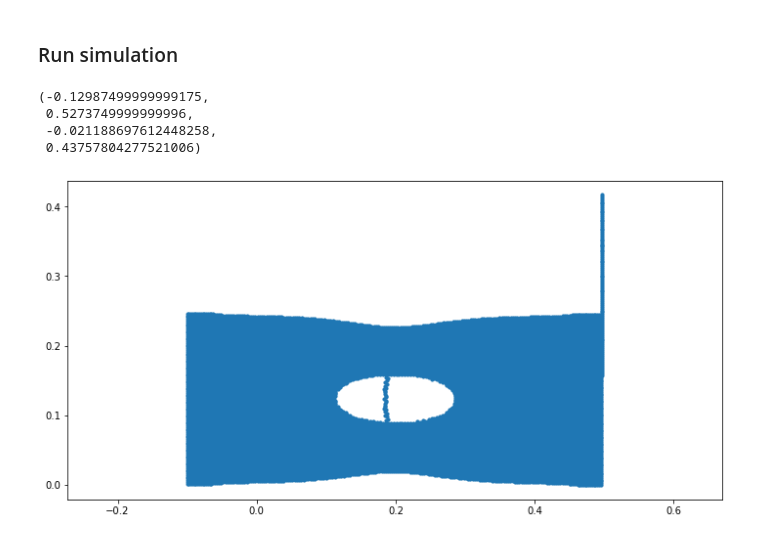
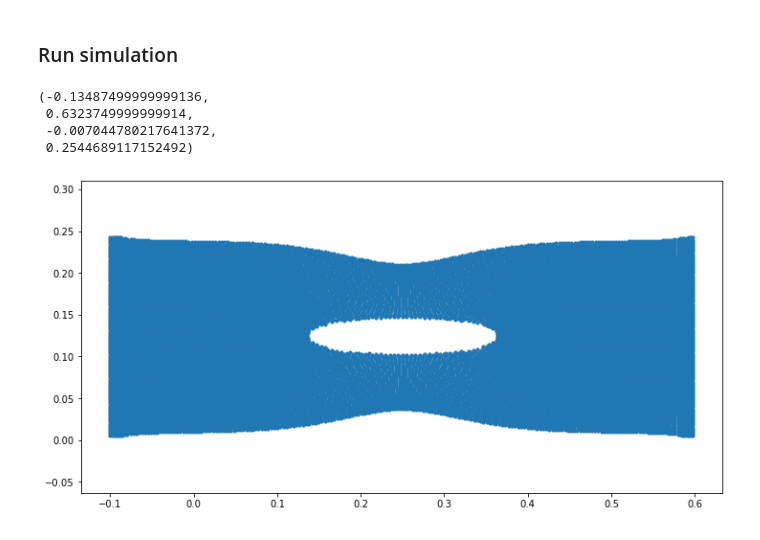
Before and after one commit to geonamsoil/LearnPeridynamics, a Jupyter notebook: simulation.ipynb, the cells around one changed output. Cells and saved outputs as stored; diff of their text form; code cells hidden in the pictures.

```diff
--- a/simulation.ipynb
+++ b/simulation.ipynb
@@ -42,6 +42,9 @@ def calculate_nodal_forces(bondlist, x, u, d, c, cell_volume,
     Notes
     -----
     * Can the constitutive model function be passed in as an argument?
+    * If the bondlist is loaded from a .mat file:
+          node_i = bondlist[k_bond, 0] - 1
+          node_j = bondlist[k_bond, 1] - 1
 
     """
 
@@ -49,8 +52,8 @@ def calculate_nodal_forces(bondlist, x, u, d, c, cell_volume,
 
     for k_bond in prange(n_bonds):
 
-        node_i = bondlist[k_bond, 0] - 1
-        node_j = bondlist[k_bond, 1] - 1
+        node_i = bondlist[k_bond, 0]
+        node_j = bondlist[k_bond, 1]
 
         xi_x = x[node_j, 0] - x[node_i, 0]
         xi_y = x[node_j, 1] - x[node_i, 1]
@@ -73,8 +76,8 @@ def calculate_nodal_forces(bondlist, x, u, d, c, cell_volume,
     # Reduce bond forces to particle forces
     for k_bond in range(n_bonds):
 
-        node_i = bondlist[k_bond, 0] - 1
-        node_j = bondlist[k_bond, 1] - 1
+        node_i = bondlist[k_bond, 0]
+        node_j = bondlist[k_bond, 1]
 
         node_force[node_i, 0] += f_x[k_bond]
         node_force[node_j, 0] -= f_x[k_bond]
@@ -237,7 +272,8 @@ def run_simulation(filename, dt, n_time_steps, damping, applied_displacement):
         displacement_increment = smooth_step_data(i_time_step, 0, n_time_steps, 0, applied_displacement)
 
         node_force_, d = calculate_nodal_forces(input_file['bondlist'], input_file['x'], u, d, input_file['c'],
-                                                input_file['cell_volume'], 1, f_x, f_y, node_force.copy())
+                                                input_file['cell_volume'], 1, f_x, f_y,
+                                                node_force.copy())
 
         u, v = update_nodal_positions(node_force_, u, v, a, damping, input_file['density'],
                                       dt, input_file['bc_flag'], displacement_increment,
@@ -245,7 +281,7 @@ def run_simulation(filename, dt, n_time_steps, damping, applied_displacement):
 
     return input_file['x'], u
 # %%
-dt = 1e-9
+dt = 1e-8
 n_time_steps = 50000
 damping = 0
 applied_displacement = 1e-3
@@ -254,13 +290,15 @@ x, u = run_simulation('2D_plate.h5', dt, n_time_steps, damping, applied_displace
 # %%
 # %matplotlib notebook
 fig = plt.figure(figsize=(12,6))
 ax = fig.add_subplot(111)
 dsf = 100  # displacement scale factor
-ax.scatter(x[:,0] + (u[:,0] * dsf), x[:,1] + (u[:,1] * dsf), s=10)
+x_coords = x[:,0] + (u[:,0] * dsf)
+y_coords = x[:,1] + (u[:,1] * dsf)
+ax.scatter(x_coords, y_coords, s=10)
 plt.axis('equal')
 # %% [output]
-(-0.12987499999999175,
- 0.5273749999999996,
- -0.021188697612448258,
- 0.43757804277521006)
+(-0.13487499999999136,
+ 0.6323749999999914,
+ -0.007044780217641372,
+ 0.2544689117152492)
-[figure, old version]
+[figure, new version]
```
Also changed, not shown: parts of 3 cells of this notebook, 1 other file.
